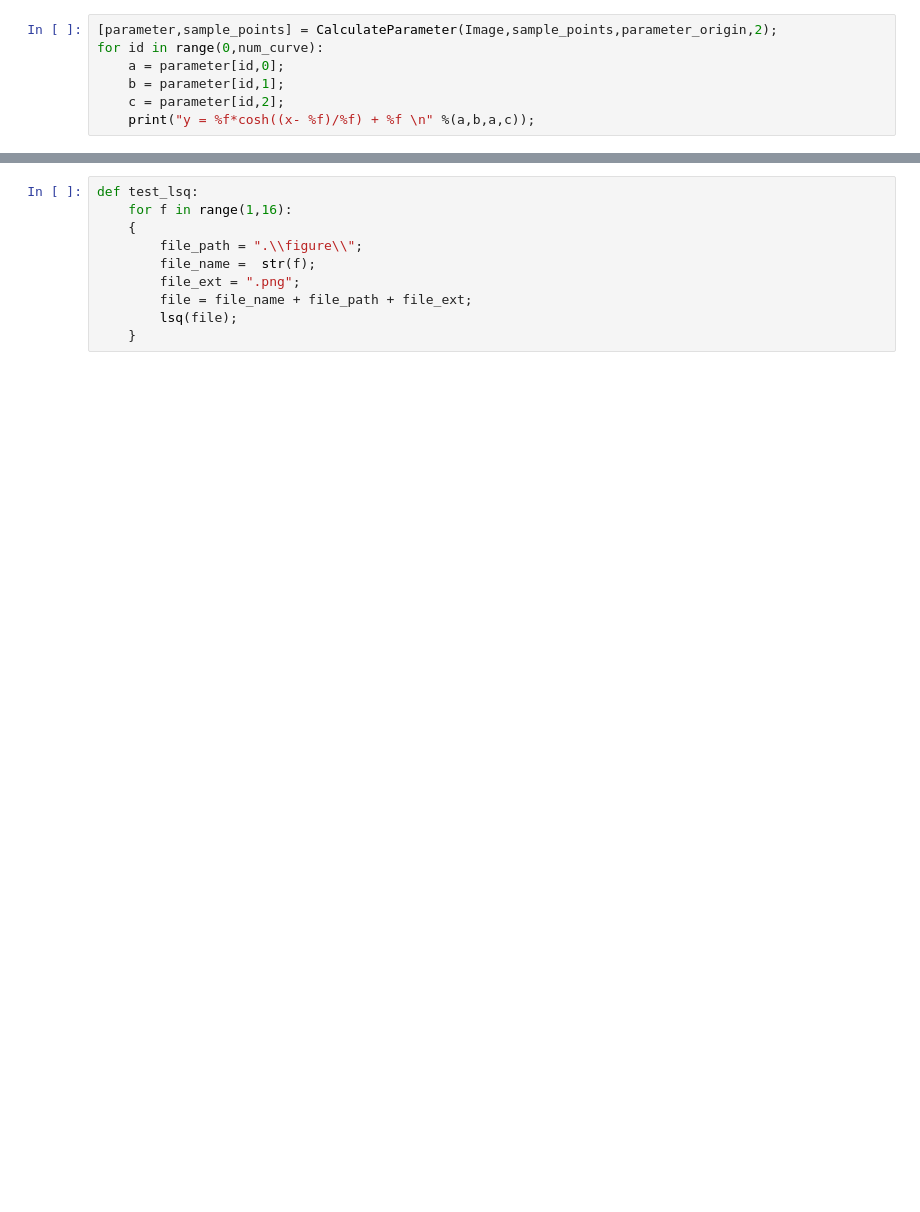
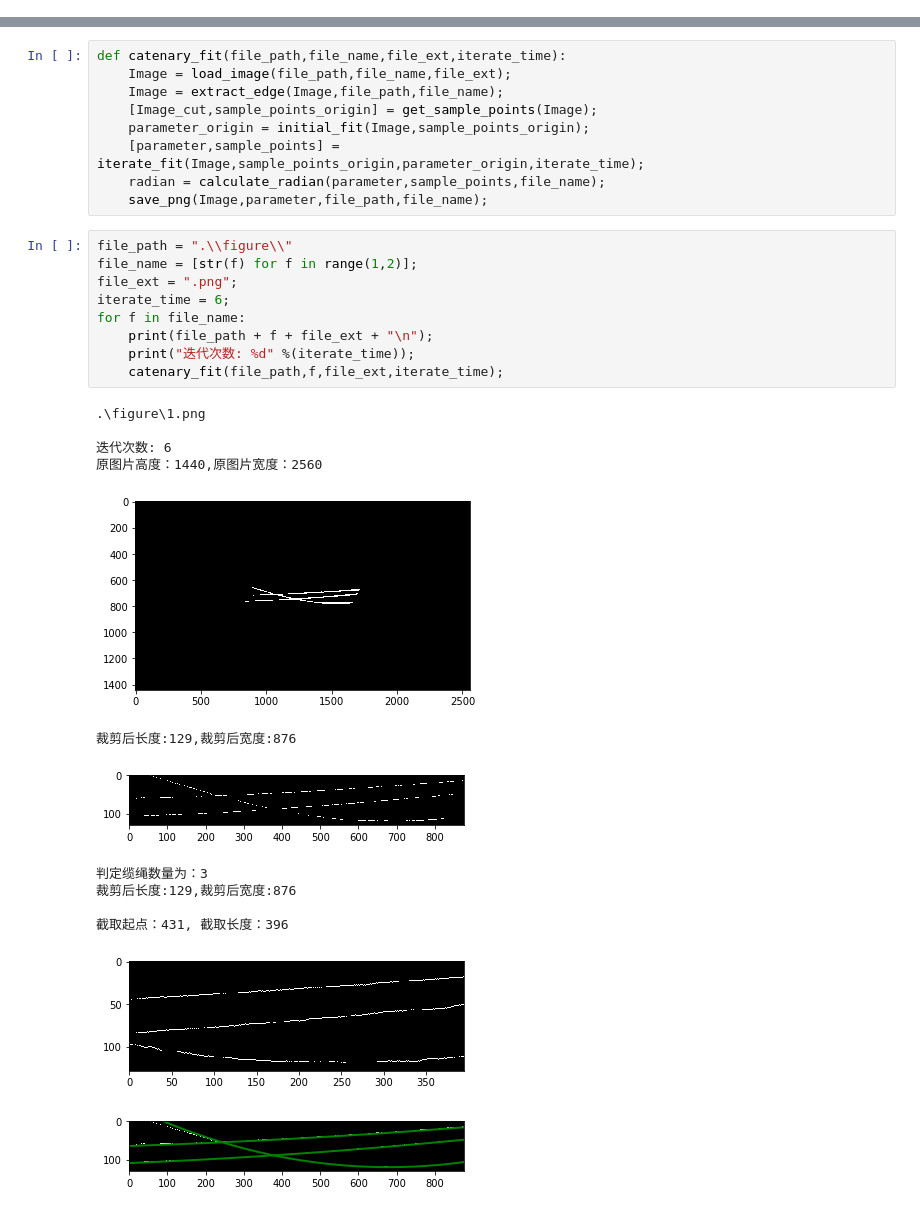
Before and after one commit to boygoder/code, a Jupyter notebook: Python/Catenary/Catenary.ipynb, the cells around one changed output, grey strips where cells are left out. Cells and saved outputs as stored; diff of their text form; blank space fills up the shorter version.

```diff
--- a/Python/Catenary/Catenary.ipynb
+++ b/Python/Catenary/Catenary.ipynb
@@ -244,10 +234,3 @@ def CalculateParameter(Image,sample_points_origin,parameter_origin,iterate_time)
         parameter_old = parameter_new;
         sample_points_old = sample_points_new;
     return [parameter_old,sample_points_old];
-# %%
-[parameter,sample_points] = CalculateParameter(Image,sample_points,parameter_origin,2);
-for id in range(0,num_curve):
-    a = parameter[id,0];
-    b = parameter[id,1];
-    c = parameter[id,2];
-    print("y = %f*cosh((x- %f)/%f) + %f \n" %(a,b,a,c));
@@ -329,10 +300,32 @@ plt.show()
+# %%
+def catenary_fit(file_path,file_name,file_ext,iterate_time):
+    Image = load_image(file_path,file_name,file_ext);
+    Image = extract_edge(Image,file_path,file_name);
+    [Image_cut,sample_points_origin] = get_sample_points(Image);
+    parameter_origin = initial_fit(Image,sample_points_origin);
+    [parameter,sample_points] = iterate_fit(Image,sample_points_origin,parameter_origin,iterate_time);
+    radian = calculate_radian(parameter,sample_points,file_name);
+    save_png(Image,parameter,file_path,file_name);
 # %%
-def test_lsq:
-    for f in range(1,16):
-    {
-        file_path = ".\\figure\\";
-        file_name =  str(f);
-        file_ext = ".png";
-        file = file_name + file_path + file_ext;
-        lsq(file);
-    }
+file_path = ".\\figure\\"
+file_name = [str(f) for f in range(1,2)];
+file_ext = ".png";
+iterate_time = 6;
+for f in file_name:
+    print(file_path + f + file_ext + "\n");
+    print("迭代次数: %d" %(iterate_time));
+    catenary_fit(file_path,f,file_ext,iterate_time);
+# %% [output]
+.\figure\1.png
+
+迭代次数: 6
+原图片高度：1440,原图片宽度：2560
+[figure, added]
+裁剪后长度:129,裁剪后宽度:876
+[figure, added]
+判定缆绳数量为：3
+裁剪后长度:129,裁剪后宽度:876
+
+截取起点：431, 截取长度：396
+[figure, added]
+[figure, added]
```
Also changed, not shown: parts of 16 cells of this notebook, 22 other files.
